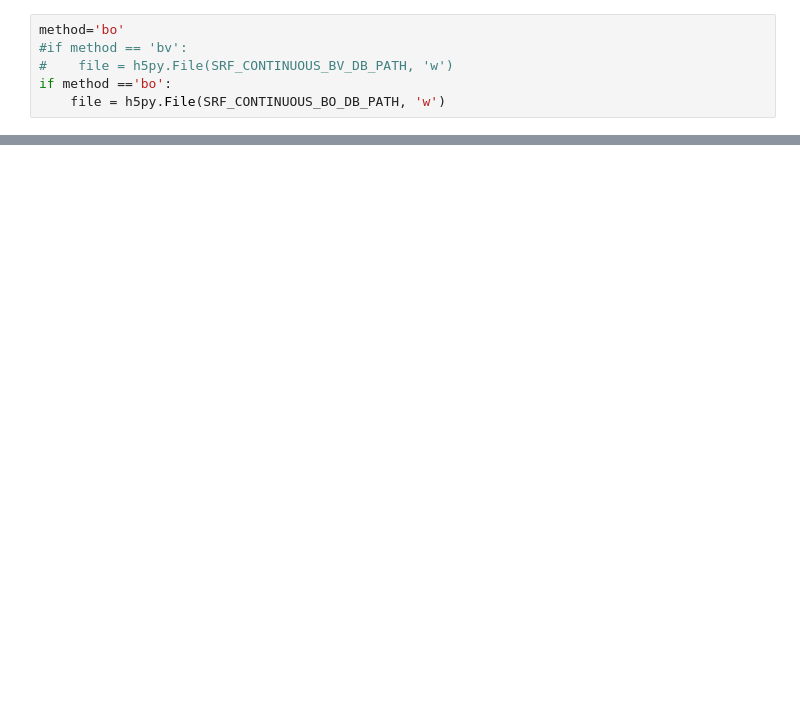
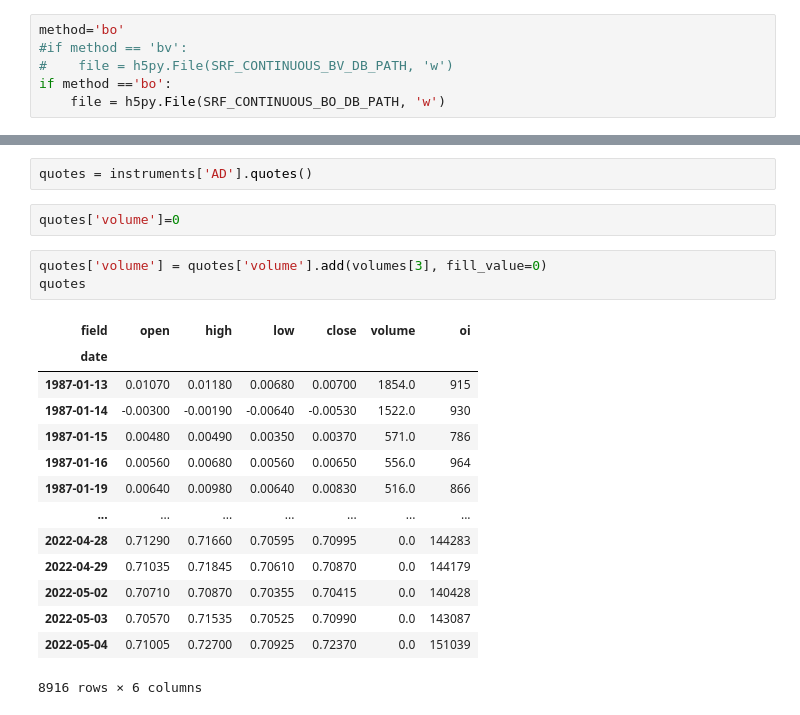
Before and after one commit to zipu/Trading, a Jupyter notebook: 01.데이터관리/SRF 수정 연결선물 DB 만들기.ipynb, the cells around one changed output, grey strips where cells are left out. Cells and saved outputs as stored; diff of their text form; blank space fills up the shorter version.

```diff
--- a/01.데이터관리/SRF 수정 연결선물 DB 만들기.ipynb
+++ b/01.데이터관리/SRF 수정 연결선물 DB 만들기.ipynb
@@ -77,0 +129,22 @@ view(quotes['2021-01-01':'2021-12-28'], size=(20,15))
+# %%
+quotes = instruments['AD'].quotes()
+# %%
+quotes['volume']=0
+# %%
+quotes['volume'] = quotes['volume'].add(volumes[3], fill_value=0)
+quotes
+# %% [output]
+| field | open | high | low | close | volume | oi |
+| date |  |  |  |  |  |  |
+| 1987-01-13 | 0.01070 | 0.01180 | 0.00680 | 0.00700 | 1854.0 | 915 |
+| 1987-01-14 | -0.00300 | -0.00190 | -0.00640 | -0.00530 | 1522.0 | 930 |
+| 1987-01-15 | 0.00480 | 0.00490 | 0.00350 | 0.00370 | 571.0 | 786 |
+| 1987-01-16 | 0.00560 | 0.00680 | 0.00560 | 0.00650 | 556.0 | 964 |
+| 1987-01-19 | 0.00640 | 0.00980 | 0.00640 | 0.00830 | 516.0 | 866 |
+| ... | ... | ... | ... | ... | ... | ... |
+| 2022-04-28 | 0.71290 | 0.71660 | 0.70595 | 0.70995 | 0.0 | 144283 |
+| 2022-04-29 | 0.71035 | 0.71845 | 0.70610 | 0.70870 | 0.0 | 144179 |
+| 2022-05-02 | 0.70710 | 0.70870 | 0.70355 | 0.70415 | 0.0 | 140428 |
+| 2022-05-03 | 0.70570 | 0.71535 | 0.70525 | 0.70990 | 0.0 | 143087 |
+| 2022-05-04 | 0.71005 | 0.72700 | 0.70925 | 0.72370 | 0.0 | 151039 |
+8916 rows × 6 columns
```
Also changed, not shown: parts of 11 cells of this notebook, 6 other files.
